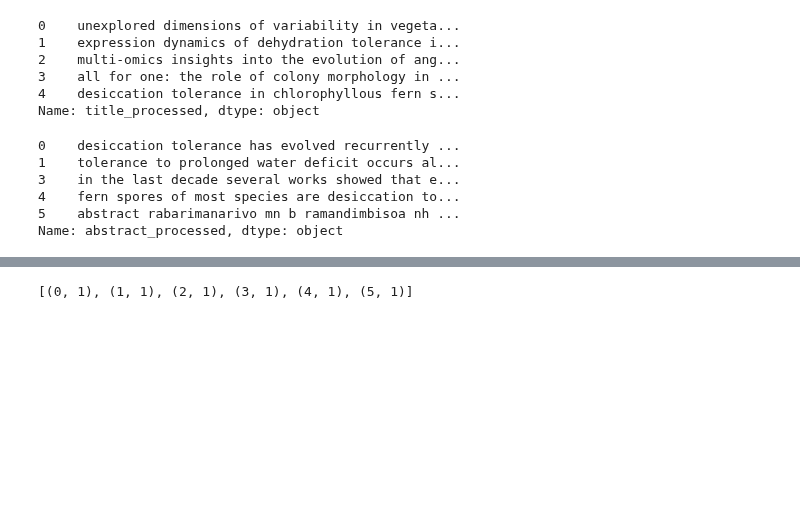
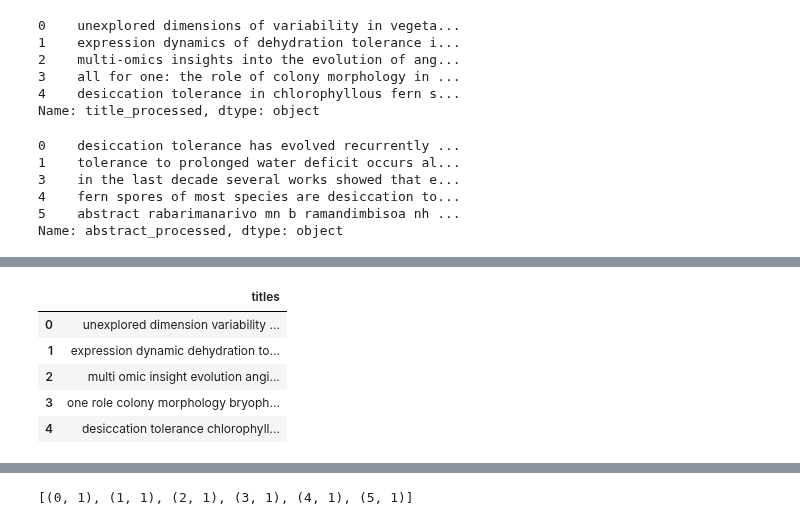
Before and after one commit to serenalotreck/desiccation-network, a Jupyter notebook: notebooks/network_descriptive_statistics.ipynb, the cells around one changed output, grey strips where cells are left out. Saved outputs shown, nothing was run; the diff lists cells and outputs as text; code cells hidden in the pictures; blank space fills up the shorter version.

```diff
--- a/notebooks/network_descriptive_statistics.ipynb
+++ b/notebooks/network_descriptive_statistics.ipynb
@@ -284,0 +302,4 @@ titles_words[0]
+# %%
+trigram_pmi = pd.DataFrame(trigram_scores)
+trigram_pmi.columns = ['trigram', 'pmi']
+trigram_pmi.sort_values(by='pmi', axis = 0, ascending = False, inplace = True)
@@ -284,0 +331,35 @@ titles_words[0]
+# %%
+# Can set pmi threshold to whatever makes sense - eyeball through and select threshold where n-grams stop making sense
+# choose top 500 ngrams in this case ranked by PMI that have noun like structures
+filtered_bigram = bigram_pmi[bigram_pmi.apply(lambda bigram:\
+                                              bigram_filter(bigram['bigram'])\
+                                              and bigram.pmi > 5, axis = 1)][:500]
+
+filtered_trigram = trigram_pmi[trigram_pmi.apply(lambda trigram: \
+                                                 trigram_filter(trigram['trigram'])\
+                                                 and trigram.pmi > 5, axis = 1)][:500]
+
+
+bigrams = [' '.join(x) for x in filtered_bigram.bigram.values if len(x[0]) > 2 or len(x[1]) > 2]
+trigrams = [' '.join(x) for x in filtered_trigram.trigram.values if len(x[0]) > 2 or len(x[1]) > 2 and len(x[2]) > 2]
+# %%
+# Concatenate n-grams
+def replace_ngram(x):
+    for gram in trigrams:
+        x = x.replace(gram, '_'.join(gram.split()))
+    for gram in bigrams:
+        x = x.replace(gram, '_'.join(gram.split()))
+    return x
+# %%
+titles_w_ngrams = titles_words_df.copy()
+titles_w_ngrams['titles'] = titles_w_ngrams['titles'].str.join(' ')
+titles_w_ngrams.titles = titles_w_ngrams.titles.map(lambda x: replace_ngram(x))
+# %%
+titles_w_ngrams.head()
+# %% [output]
+|  | titles |
+| 0 | unexplored dimension variability ... |
+| 1 | expression dynamic dehydration to... |
+| 2 | multi omic insight evolution angi... |
+| 3 | one role colony morphology bryoph... |
+| 4 | desiccation tolerance chlorophyll... |
```
Also changed, not shown: parts of 27 cells of this notebook, 15 other files.
